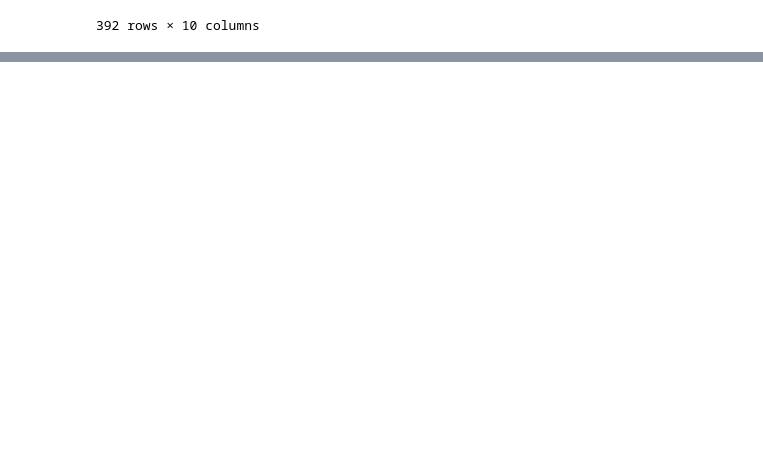
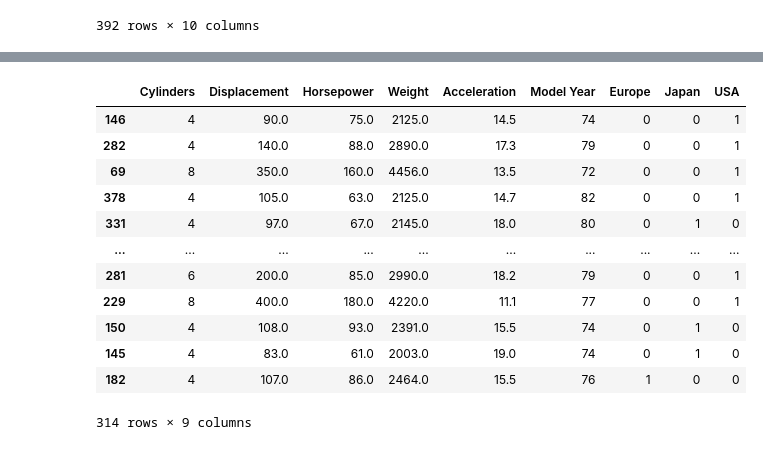
Before and after one commit to rivillasm/ineuron, a Jupyter notebook: full_stack/019b.DL_regression.ipynb, the cells around one changed output, grey strips where cells are left out. Cells and saved outputs as stored; diff of their text form; code cells hidden in the pictures; blank space fills up the shorter version.

```diff
--- a/full_stack/019b.DL_regression.ipynb
+++ b/full_stack/019b.DL_regression.ipynb
@@ -181,3 +177,8 @@ dataset
 | 396 | 28.0 | 4 | 120.0 | 79.0 | 2625.0 | 18.6 | 82 | 0 | 0 | ... |
 | 397 | 31.0 | 4 | 119.0 | 82.0 | 2720.0 | 19.4 | 82 | 0 | 0 | ... |
 392 rows × 10 columns
+# %%
+# split data
+train_dataset = dataset.sample(frac=0.8, random_state=0)
+test_dataset = dataset.drop(train_dataset.index)  # creates test dataset by dropping the train dataset
+train_dataset.shape, test_dataset.shape
@@ -183,0 +219,17 @@ dataset
+# %%
+train_features = train_dataset[["Cylinders","Displacement","Horsepower","Weight","Acceleration","Model Year","Europe","Japan","USA"]].copy()
+train_features
+# %% [output]
+|  | Cylinders | Displacement | Horsepower | Weight | Acceleration | Model Year | Europe | Japan | USA |
+| 146 | 4 | 90.0 | 75.0 | 2125.0 | 14.5 | 74 | 0 | 0 | 1 |
+| 282 | 4 | 140.0 | 88.0 | 2890.0 | 17.3 | 79 | 0 | 0 | 1 |
+| 69 | 8 | 350.0 | 160.0 | 4456.0 | 13.5 | 72 | 0 | 0 | 1 |
+| 378 | 4 | 105.0 | 63.0 | 2125.0 | 14.7 | 82 | 0 | 0 | 1 |
+| 331 | 4 | 97.0 | 67.0 | 2145.0 | 18.0 | 80 | 0 | 1 | 0 |
+| ... | ... | ... | ... | ... | ... | ... | ... | ... | ... |
+| 281 | 6 | 200.0 | 85.0 | 2990.0 | 18.2 | 79 | 0 | 0 | 1 |
+| 229 | 8 | 400.0 | 180.0 | 4220.0 | 11.1 | 77 | 0 | 0 | 1 |
+| 150 | 4 | 108.0 | 93.0 | 2391.0 | 15.5 | 74 | 0 | 1 | 0 |
+| 145 | 4 | 83.0 | 61.0 | 2003.0 | 19.0 | 74 | 0 | 1 | 0 |
+| 182 | 4 | 107.0 | 86.0 | 2464.0 | 15.5 | 76 | 1 | 0 | 0 |
+314 rows × 9 columns
```
Also changed, not shown: parts of 39 cells of this notebook.
